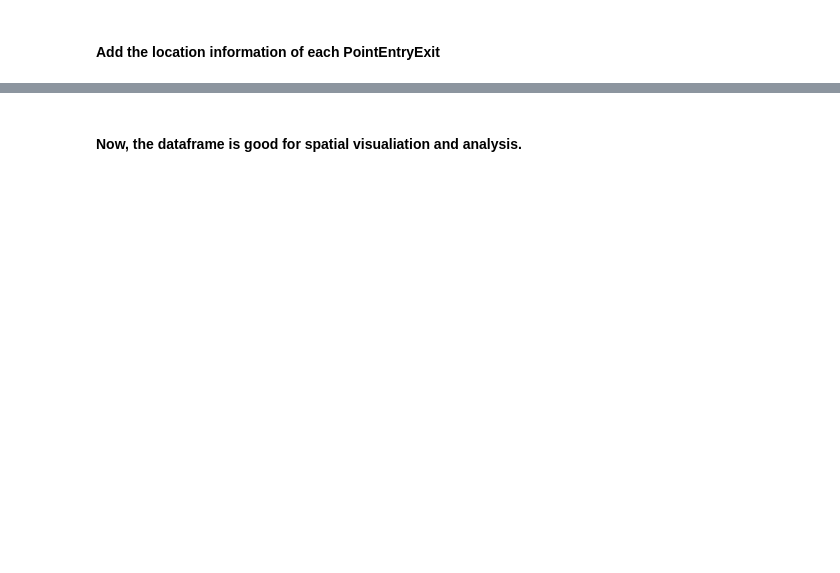
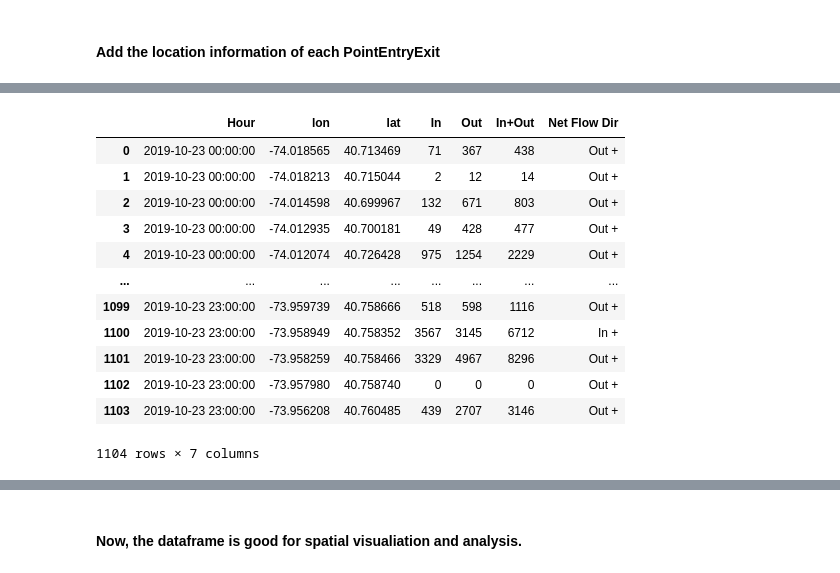
Before and after one commit to BNewborn/mobility-electrification, a Jupyter notebook: 02_DataVisualization/01_HBD_LocationDataset.ipynb, the cells around one changed output, grey strips where cells are left out. Drawn from its saved outputs; the diff is of its cells as text; code cells hidden in the pictures; blank space fills up the shorter version.

```diff
--- a/02_DataVisualization/01_HBD_LocationDataset.ipynb
+++ b/02_DataVisualization/01_HBD_LocationDataset.ipynb
@@ -136,0 +153,20 @@ hbd_viz
+# %%
+hbd_viz_all = hbd_viz.groupby(by=['Hour','lon','lat']).agg({"In":"sum","Out":"sum"}).reset_index()
+hbd_viz_all['In+Out'] = hbd_viz_all['In'] + hbd_viz_all['Out']
+hbd_viz_all['Net Flow Dir'] = hbd_viz_all.apply(lambda row: inout(row), axis=1)
+# hbd_viz_all.to_csv('/Users/jingrong/Desktop/tecnyc/scenarios/hbd_viz_all.csv',index=0)
+hbd_viz_all
+# %% [output]
+|  | Hour | lon | lat | In | Out | In+Out | Net Flow Dir |
+| 0 | 2019-10-23 00:00:00 | -74.018565 | 40.713469 | 71 | 367 | 438 | Out + |
+| 1 | 2019-10-23 00:00:00 | -74.018213 | 40.715044 | 2 | 12 | 14 | Out + |
+| 2 | 2019-10-23 00:00:00 | -74.014598 | 40.699967 | 132 | 671 | 803 | Out + |
+| 3 | 2019-10-23 00:00:00 | -74.012935 | 40.700181 | 49 | 428 | 477 | Out + |
+| 4 | 2019-10-23 00:00:00 | -74.012074 | 40.726428 | 975 | 1254 | 2229 | Out + |
+| ... | ... | ... | ... | ... | ... | ... | ... |
+| 1099 | 2019-10-23 23:00:00 | -73.959739 | 40.758666 | 518 | 598 | 1116 | Out + |
+| 1100 | 2019-10-23 23:00:00 | -73.958949 | 40.758352 | 3567 | 3145 | 6712 | In + |
+| 1101 | 2019-10-23 23:00:00 | -73.958259 | 40.758466 | 3329 | 4967 | 8296 | Out + |
+| 1102 | 2019-10-23 23:00:00 | -73.957980 | 40.758740 | 0 | 0 | 0 | Out + |
+| 1103 | 2019-10-23 23:00:00 | -73.956208 | 40.760485 | 439 | 2707 | 3146 | Out + |
+1104 rows × 7 columns
```
Also changed, not shown: parts of 9 cells of this notebook, 12 other files.
